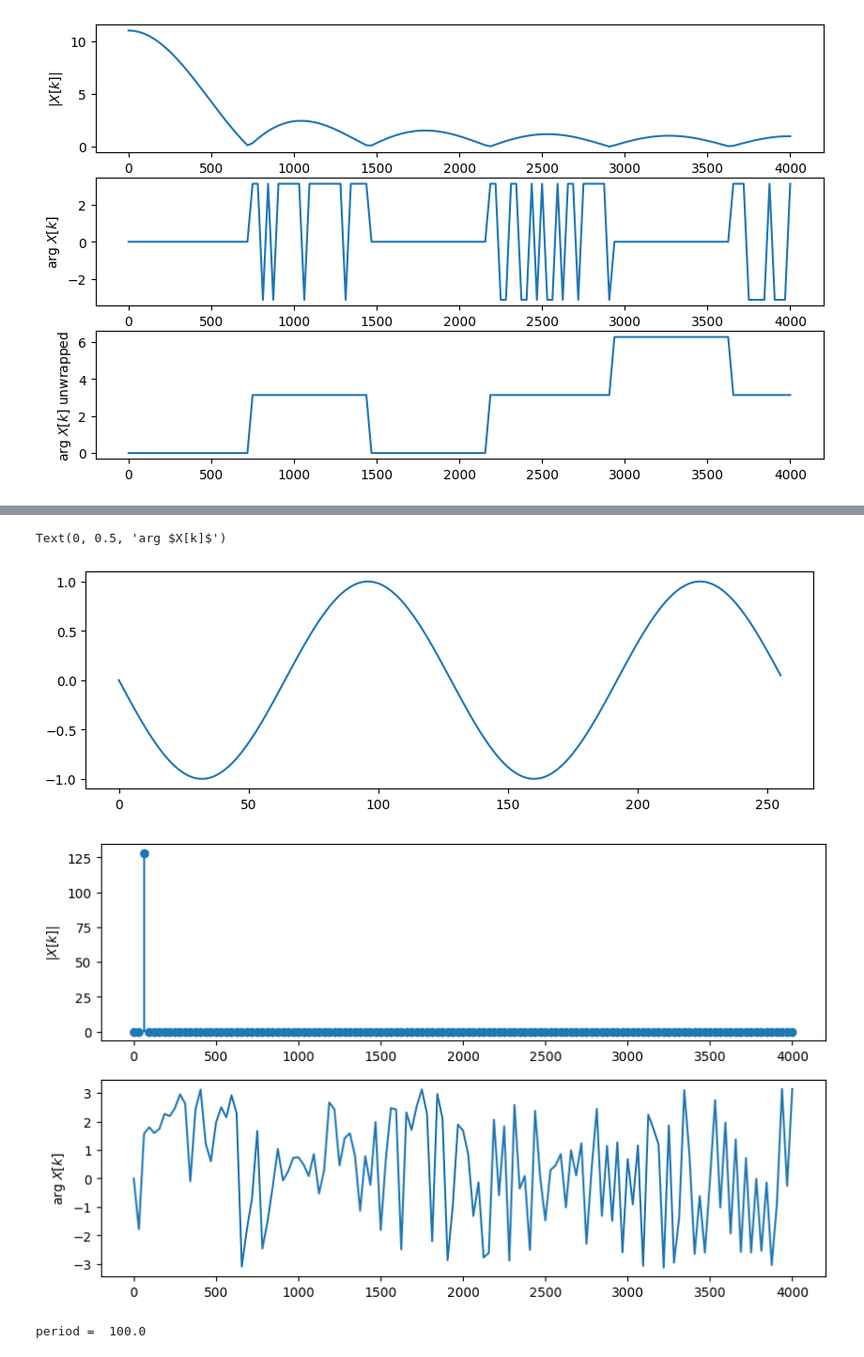
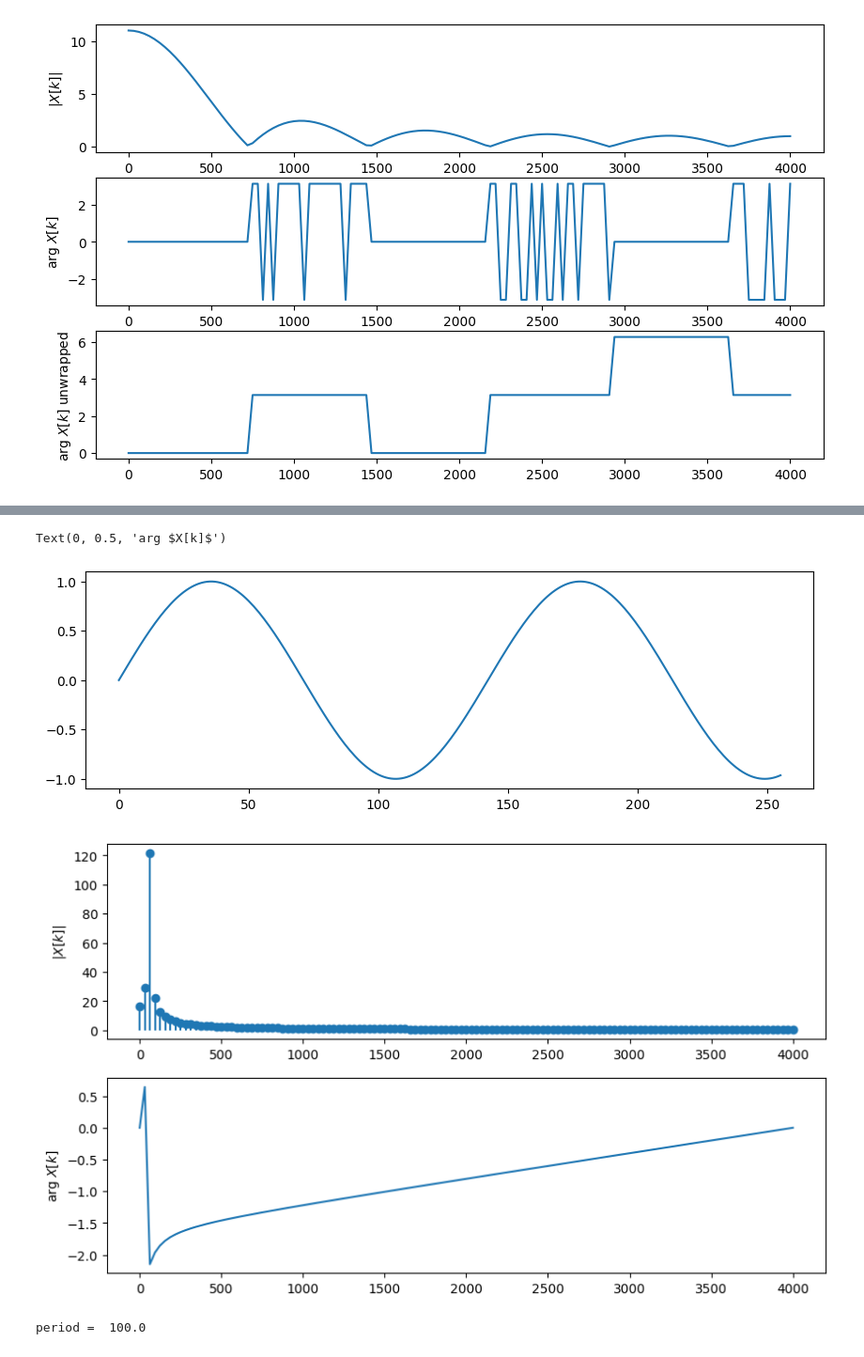
Before and after one commit to Katzoun/ISS-course, a Jupyter notebook: 03_spectral_analysis_2/03_spectral_2.ipynb, the cells around one changed output, grey strips where cells are left out. Shown at 94% size. Cells and saved outputs as stored; diff of their text form; code cells hidden in the pictures.

```diff
--- a/03_spectral_analysis_2/03_spectral_2.ipynb
+++ b/03_spectral_analysis_2/03_spectral_2.ipynb
@@ -191,20 +212,20 @@ Text(0, 0.5, 'arg $X[k]$')
 # %%
 # >>>>>>>>>>>>>>>>> #dft_of_cos_multiperiod <<<<<<<<<<<<<<<<<<<<<<<<<
-phase = np.pi/2 # <--- set phase here
-g = 2             # <--- set no of periods here.
+phase = -np.pi/2 # <--- set phase here
+g = 1.8             # <--- set no of periods here.
 x = np.cos(2 * np.pi * g / N * n + phase)
 X = np.fft.fft(x)
 plt.figure(figsize=(10,3))
 plt.plot(n,x)
 _, ax = plt.subplots(2,1, figsize=(10,6))
 ax[0].stem(f,np.abs(X[kall]),basefmt=" ")
 ax[0].set_ylabel('$|X[k]|$')
 ax[1].plot(f,np.angle(X[kall]))
 ax[1].set_ylabel('arg $X[k]$')
 # %% [output]
 Text(0, 0.5, 'arg $X[k]$')
-[figure, old version]
+[figure, new version]
-[figure, old version]
+[figure, new version]
 # %%
 # >>>>>>>>>>>>>>>>> #dft_of_generalcos <<<<<<<<<<<<<<<<<<<<<<<<<
 normfreq = 0.01
```
Also changed, not shown: parts of 8 cells of this notebook, 3 other files.
